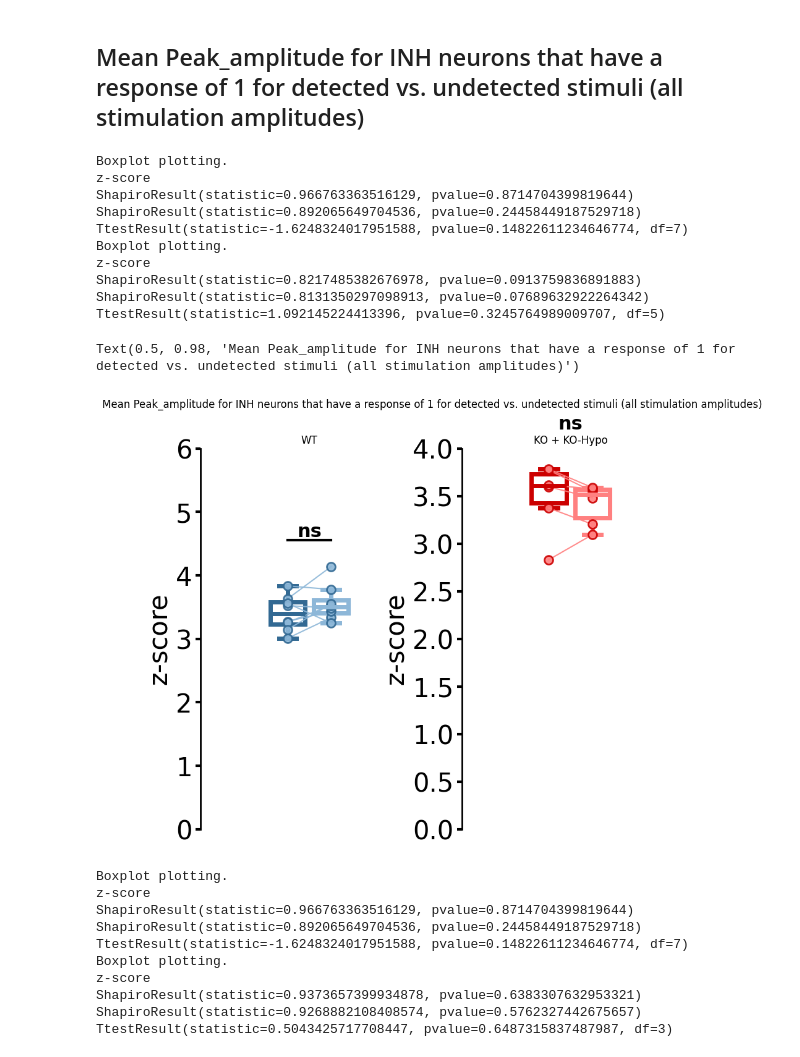
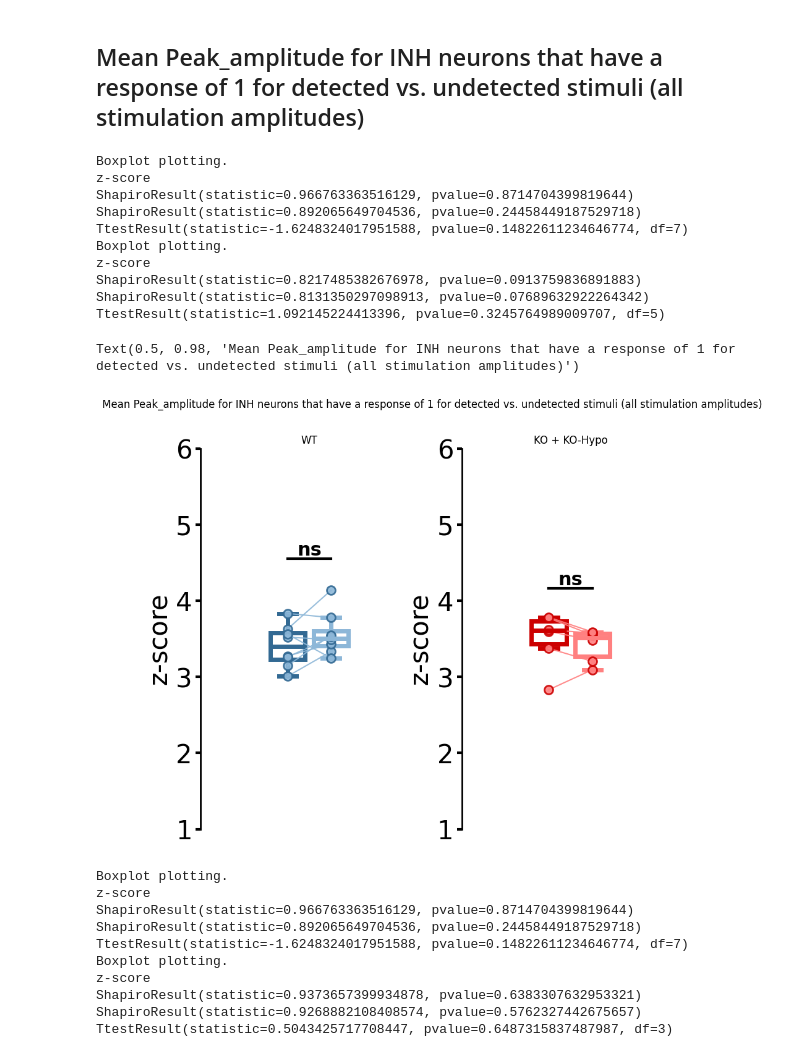
Before and after one commit to OuraniaSem/Percephone, a Jupyter notebook: Figures/peak_delay_amplitude.py.ipynb, the cells around one changed output. Drawn from its saved outputs; the diff is of its cells as text; code cells hidden in the pictures.

```diff
--- a/Figures/peak_delay_amplitude.py.ipynb
+++ b/Figures/peak_delay_amplitude.py.ipynb
@@ -676,36 +676,36 @@ for rec in recs.values():
     detected = rec.matrices[neurone_type][parameter][:,rec.detected_stim]
     det = np.where(resp_detected == response_type, detected, np.nan)
 
     # For undetected stimuli
     resp_undetected = rec.matrices[neurone_type]["Responsivity"][:,np.invert(rec.detected_stim)]
     undetected = rec.matrices[neurone_type][parameter][:,np.invert(rec.detected_stim)]
     undet = np.where(resp_undetected == response_type, undetected, np.nan)
 
     if rec.genotype == "WT":
         wt_det.append(np.nanmean(np.nanmean(det, axis=1)))
         wt_undet.append(np.nanmean(np.nanmean(undet, axis=1)))
     else:
         ko_det.append(np.nanmean(np.nanmean(np.nanmean(det, axis=1))))
         ko_undet.append(np.nanmean(np.nanmean(undet, axis=1)))
 
 scale = "Frames" if parameter == "Peak_delay" else "z-score"
 fig, axs = plt.subplots(1,2,figsize=(10,8))
-ppt.paired_boxplot(axs[0], wt_det,wt_undet,scale, "WT", ylim=[],colors=[ppt.wt_color, ppt.light_wt_color])
-ppt.paired_boxplot(axs[1], ko_det,ko_undet,scale, "KO + KO-Hypo",ylim=[])
+ppt.paired_boxplot(axs[0], wt_det,wt_undet,scale, "WT", ylim=[1,6],colors=[ppt.wt_color, ppt.light_wt_color])
+ppt.paired_boxplot(axs[1], ko_det,ko_undet,scale, "KO + KO-Hypo",ylim=[1,6])
 fig.suptitle(f"Mean {parameter} for {neurone_type} neurons that have a response of {response_type} for detected vs. undetected stimuli (all stimulation amplitudes)")
 # %% [output]
 Boxplot plotting.
 z-score
 ShapiroResult(statistic=0.966763363516129, pvalue=0.8714704399819644)
 ShapiroResult(statistic=0.892065649704536, pvalue=0.24458449187529718)
 TtestResult(statistic=-1.6248324017951588, pvalue=0.14822611234646774, df=7)
 Boxplot plotting.
 z-score
 ShapiroResult(statistic=0.8217485382676978, pvalue=0.0913759836891883)
 ShapiroResult(statistic=0.8131350297098913, pvalue=0.07689632922264342)
 TtestResult(statistic=1.092145224413396, pvalue=0.3245764989009707, df=5)
 Text(0.5, 0.98, 'Mean Peak_amplitude for INH neurons that have a response of 1 for detected vs. undetected stimuli (all stimulation amplitudes)')
-[figure, old version]
+[figure, new version]
 # %%
 parameter = "Peak_amplitude"
 neurone_type = "INH"
```
Also changed, not shown: 4 other files.
